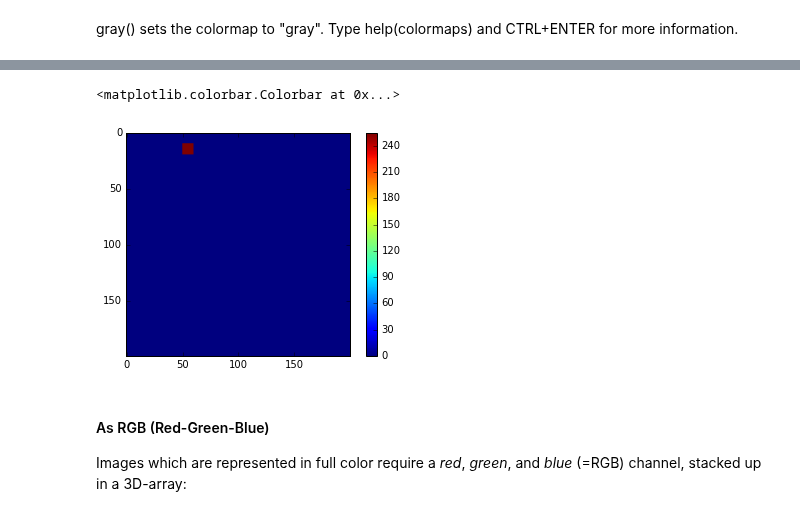
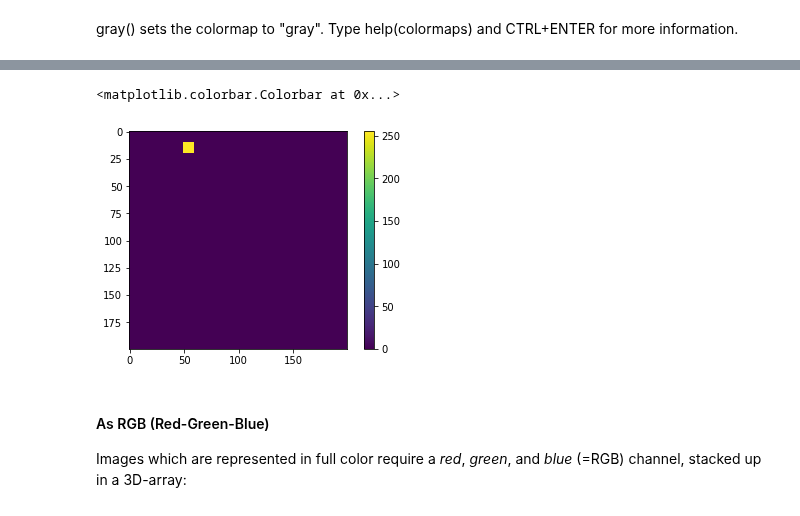
Before and after one commit to thomas-haslwanter/CSS_ipynb, a Jupyter notebook: ImgProc_1_Intro.ipynb, the cells around one changed output, grey strips where cells are left out. Saved outputs shown, nothing was run; the diff lists cells and outputs as text; code cells hidden in the pictures.

```diff
--- a/ImgProc_1_Intro.ipynb
+++ b/ImgProc_1_Intro.ipynb
@@ -64,10 +64,10 @@ plt.colorbar()
 # %%
-plt.jet()
+plt.viridis()
 plt.imshow(data)
 plt.colorbar()
 # %% [output]
 <matplotlib.colorbar.Colorbar at 0x...>
-[figure, old version]
+[figure, new version]
 # %% [markdown]
 #### As RGB (Red-Green-Blue)
 Images which are represented in full color require a *red*, *green*, and *blue* (=RGB) channel, stacked up in a 3D-array:
```
Also changed, not shown: parts of 20 cells of this notebook, 3 other files.
